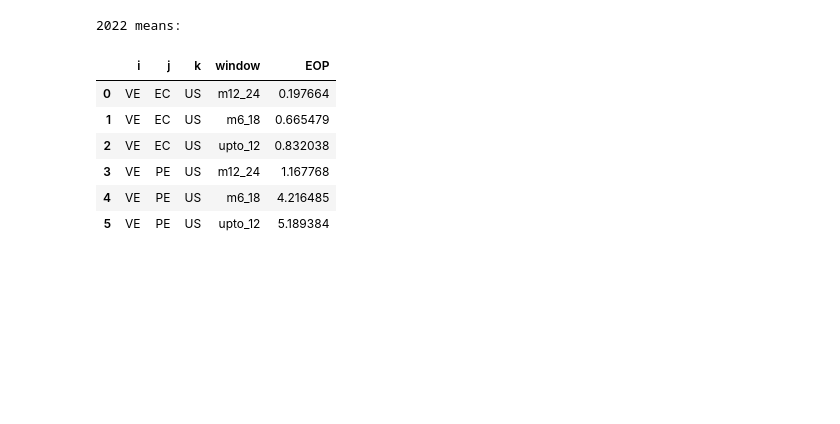
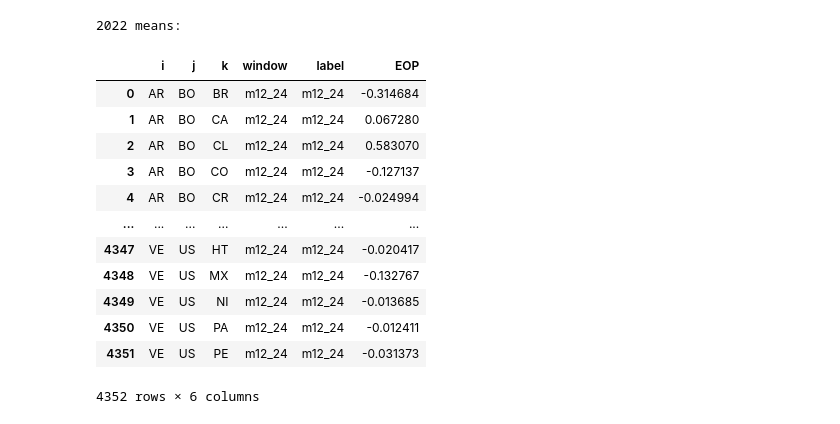
Before and after one commit to OxfordDemSci/Mapineq, a Jupyter notebook: src/case_study/Migration/Excess_migration/Prediction/eop_post_cf.ipynb, the cells around one changed output. Cells and saved outputs as stored; diff of their text form; code cells hidden in the pictures; blank space fills up the shorter version.

```diff
--- a/src/case_study/Migration/Excess_migration/Prediction/eop_post_cf.ipynb
+++ b/src/case_study/Migration/Excess_migration/Prediction/eop_post_cf.ipynb
@@ -86,9 +198,15 @@ windows = [
 # %%
-# ---- 5) Compute EOP ----
-eop = compute_eop(pred_anom, flows, triads, windows, anomaly_kind="z_std")  # or 'excess_pct'
+# ---- 6) Compute EOP ---- (pick one gate to apply)
+# eop_ds   = compute_eop(pred_anom, flows, triads, windows, anomaly_kind="z_std", gate_cfg=gate_ds) # or anomaly_kind: 'excess_pct'
+# eop_us   = compute_eop(pred_anom, flows, triads, windows, anomaly_kind="z_std", gate_cfg=gate_us)
+eop_both = compute_eop(pred_anom, flows, triads, windows, anomaly_kind="z_std", gate_cfg=gate_both)
 
-# eop.to_csv("/Users/wenlanzhang/PycharmProjects/Mapineq/src/case_study/Migration/Excess_migration/4plot/0915_eop_results.csv", index=False)
+# eop = compute_eop(pred_anom, flows, triads,
+#                   windows=[WeightConfig(window="m12_24", gate_mode=None)],
+#                   anomaly_kind="z_std", gate_cfg=None)
+
+# eop.to_csv("/Users/wenlanzhang/PycharmProjects/Mapineq/src/case_study/Migration/Excess_migration/4plot/0922_eop_results.csv", index=False)
 # print("Saved: eop_results.csv")
 
 # eop = pd.read_csv("/Users/wenlanzhang/PycharmProjects/Mapineq/src/case_study/Migration/Excess_migration/4plot/0915_eop_results.csv")
-eop
+# eop
@@ -138,21 +268,27 @@ Peaks:
 # %%
-# # 这代码不对 还没改window and label
+# 这代码不对 还没改window and label
 
-# # 2022 annual means
-# eop['year'] = pd.to_datetime(eop['month']).dt.year
-# ann_2022 = (eop[eop['year']==2022]
-#             .groupby(['i','j','k','window'])['EOP']
-#             .mean()
-#             .reset_index()
-#             .sort_values(['i','j','k','window']))
-# print("2022 means:")
-# ann_2022
+# 2022 annual means
+eop['year'] = pd.to_datetime(eop['month']).dt.year
+ann_2022 = (eop[eop['year']==2022]
+            .groupby(['i','j','k','window','label'])['EOP']
+            .mean()
+            .reset_index()
+            .sort_values(['i','j','k','window','label']))
+print("2022 means:")
+ann_2022
 # %% [output]
 2022 means:
-|  | i | j | k | window | EOP |
-| 0 | VE | EC | US | m12_24 | 0.197664 |
-| 1 | VE | EC | US | m6_18 | 0.665479 |
-| 2 | VE | EC | US | upto_12 | 0.832038 |
-| 3 | VE | PE | US | m12_24 | 1.167768 |
-| 4 | VE | PE | US | m6_18 | 4.216485 |
-| 5 | VE | PE | US | upto_12 | 5.189384 |
+|  | i | j | k | window | label | EOP |
+| 0 | AR | BO | BR | m12_24 | m12_24 | -0.314684 |
+| 1 | AR | BO | CA | m12_24 | m12_24 | 0.067280 |
+| 2 | AR | BO | CL | m12_24 | m12_24 | 0.583070 |
+| 3 | AR | BO | CO | m12_24 | m12_24 | -0.127137 |
+| 4 | AR | BO | CR | m12_24 | m12_24 | -0.024994 |
+| ... | ... | ... | ... | ... | ... | ... |
+| 4347 | VE | US | HT | m12_24 | m12_24 | -0.020417 |
+| 4348 | VE | US | MX | m12_24 | m12_24 | -0.132767 |
+| 4349 | VE | US | NI | m12_24 | m12_24 | -0.013685 |
+| 4350 | VE | US | PA | m12_24 | m12_24 | -0.012411 |
+| 4351 | VE | US | PE | m12_24 | m12_24 | -0.031373 |
+4352 rows × 6 columns
```
Also changed, not shown: parts of 22 cells of this notebook, 8 other files.
